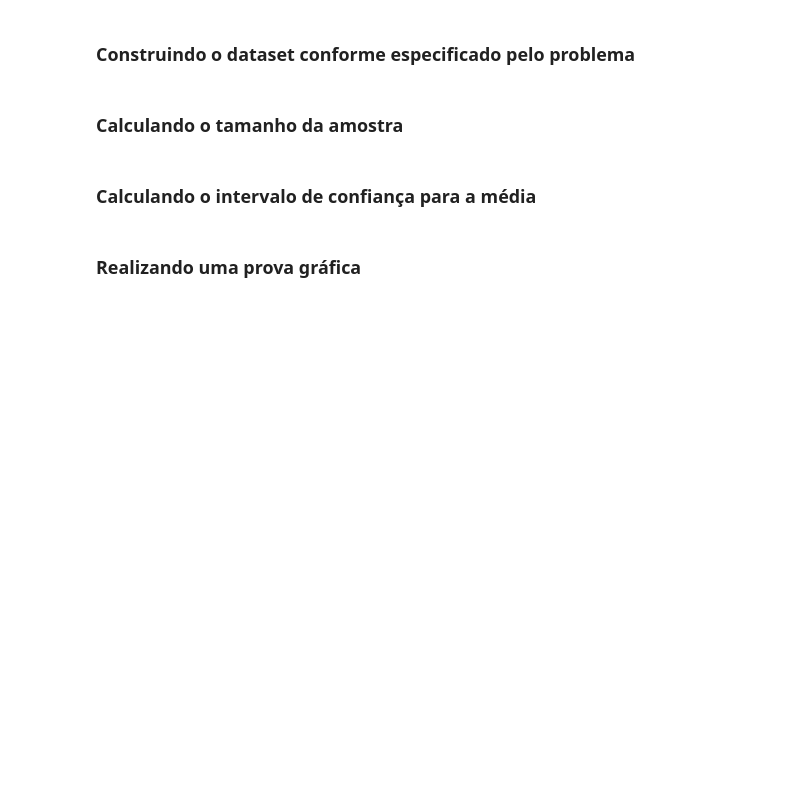
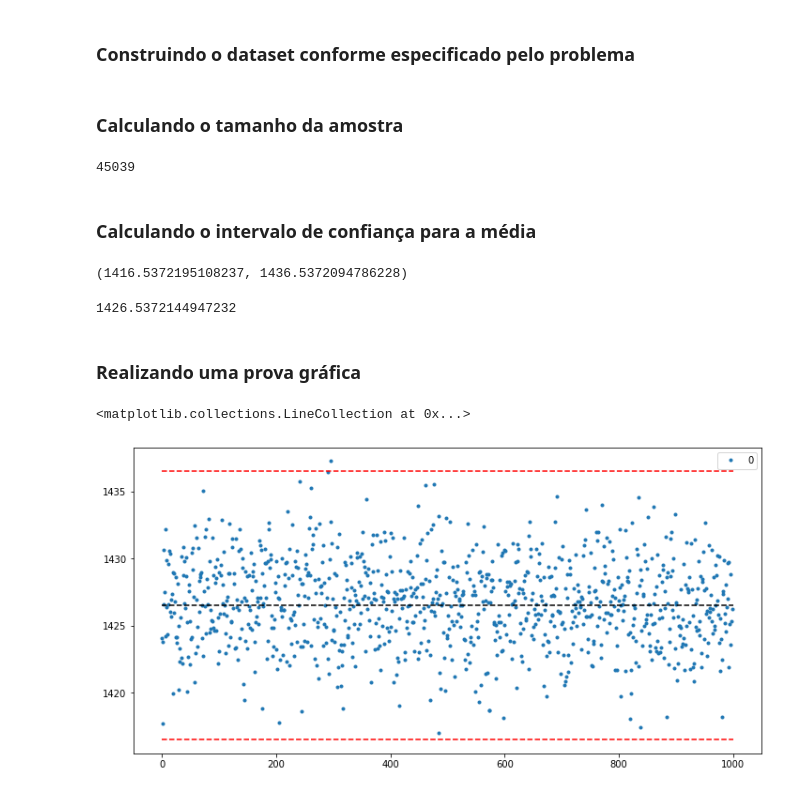
Before and after one commit to ciqueti/Estatistica_Distribuicao_e_Medidas, a Jupyter notebook: Parte_2/Curso_de_Estatística_Parte_2.ipynb, the cells around one changed output. Cells and saved outputs as stored; diff of their text form; code cells hidden in the pictures; blank space fills up the shorter version.

```diff
--- a/Parte_2/Curso_de_Estatística_Parte_2.ipynb
+++ b/Parte_2/Curso_de_Estatística_Parte_2.ipynb
@@ -1098,6 +1137,46 @@ Estamos estudando o **rendimento mensal dos chefes de domicílios com renda até
+# %%
+desvio_padrao = renda_5000.std()
+e = 10
+media = renda_5000.mean()
+confianca = 0.95
+z = norm.ppf((1 + confianca)/2)
 # %% [markdown]
 ### Calculando o tamanho da amostra
+# %%
+n = (z*desvio_padrao)**2 / (e**(2))
+n = int(n.round())
+n
+# %% [output]
+45039
 # %% [markdown]
 ### Calculando o intervalo de confiança para a média
+# %%
+intervalo = norm.interval(confidence=confianca, loc=media, scale=desvio_padrao/(n**(1/2)))
+intervalo
+# %% [output]
+(1416.5372195108237, 1436.5372094786228)
+# %%
+media
+# %% [output]
+1426.5372144947232
 # %% [markdown]
 ### Realizando uma prova gráfica
+# %%
+import matplotlib.pyplot as plt
+
+tamanho_simulacao = 1000
+
+medias = [renda_5000.sample(n = n).mean() for i in range(1, tamanho_simulacao)]
+medias = pd.DataFrame(medias)
+# %%
+import colorsys
+
+
+ax = medias.plot(style = '.')
+ax.figure.set_size_inches(12,6)
+ax.hlines(y = media, xmin=0, xmax= tamanho_simulacao, colors='black', linestyles='dashed')
+ax.hlines(y = intervalo[0], xmin = 0, xmax= tamanho_simulacao, colors='red', linestyles='dashed')
+ax.hlines(y = intervalo[1], xmin = 0, xmax= tamanho_simulacao, colors='red', linestyles='dashed')
+# %% [output]
+<matplotlib.collections.LineCollection at 0x...>
+[figure, added]
```
Also changed, not shown: parts of 14 cells of this notebook, 3 other files.
